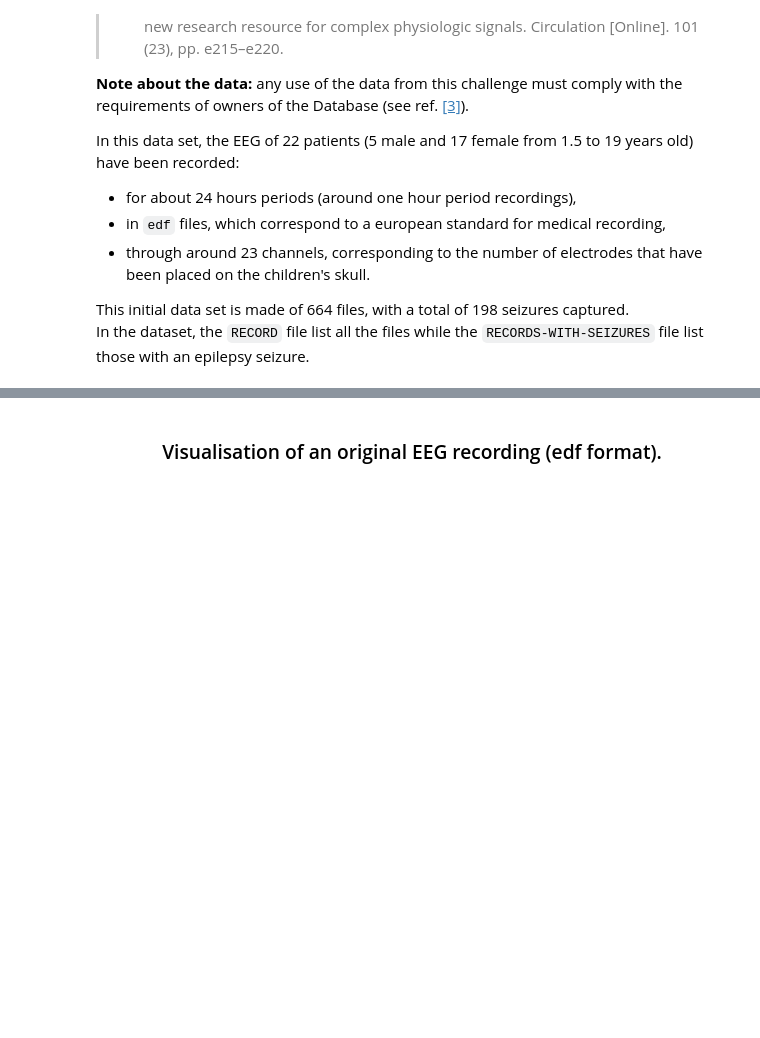
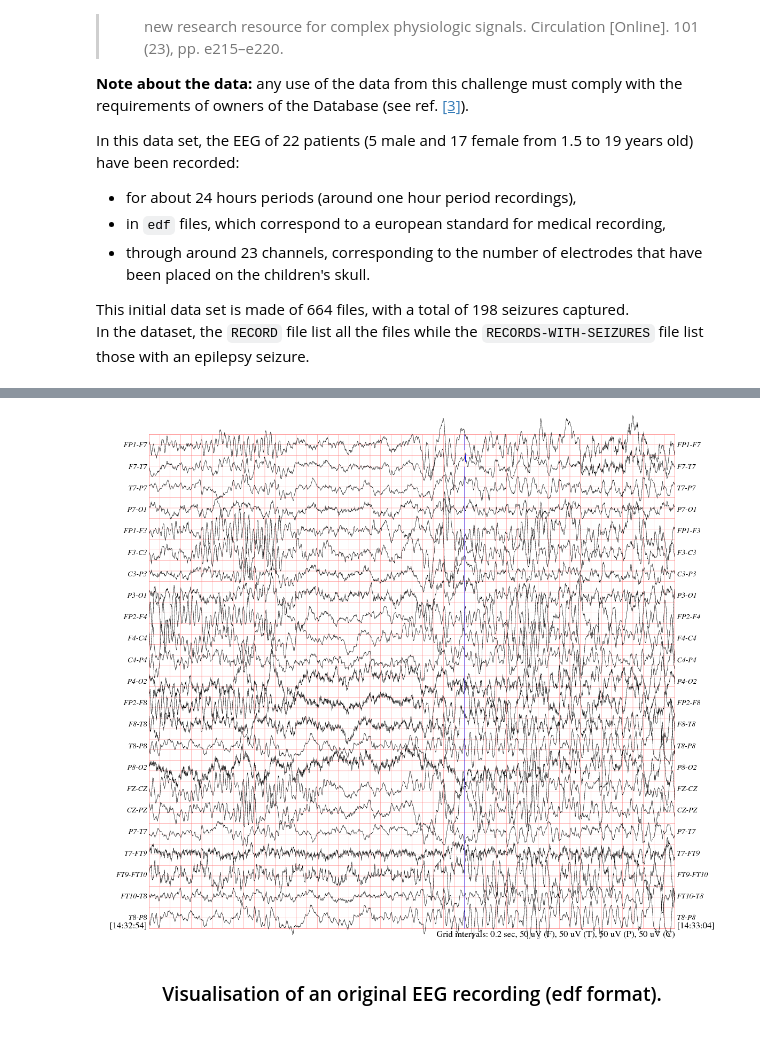
Before and after one commit to kellianoy/epilepsy_seizure, a Jupyter notebook: starting_kit.ipynb, the cells around one changed output, grey strips where cells are left out. Drawn from its saved outputs; the diff is of its cells as text; code cells hidden in the pictures; blank space fills up the shorter version.

Commit message:
fix: images display

```diff
--- a/starting_kit.ipynb
+++ b/starting_kit.ipynb
@@ -115,5 +115,5 @@ In this data set, the EEG of 22 patients (5 male and 17 female from 1.5 to 19 ye
 This initial data set is made of 664 files, with a total of 198 seizures captured.<br>
 In the dataset, the `RECORD` file list all the files while the `RECORDS-WITH-SEIZURES` file list those with an epilepsy seizure.
 # %%
-HTML('<center><img src="./images/chbmit.png" width="700"/></center>')
+Image("images/chbmit.png", width=400)
 # %% [output]
@@ -121,3 +120,4 @@ HTML('<center><img src="./images/chbmit.png" width="700"/></center>')
+[figure, added]
 # %% [markdown]
 <center><h3>Visualisation of an original EEG recording (edf format).</h3></center>
 # %% [markdown]
```
Also changed, not shown: parts of 1 cell of this notebook.
